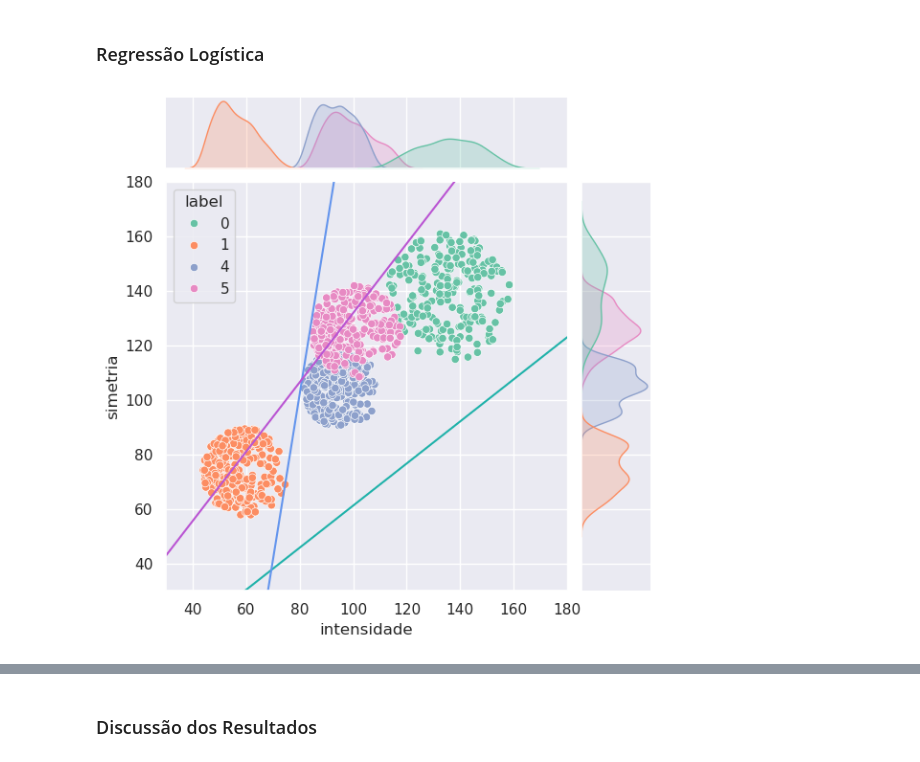
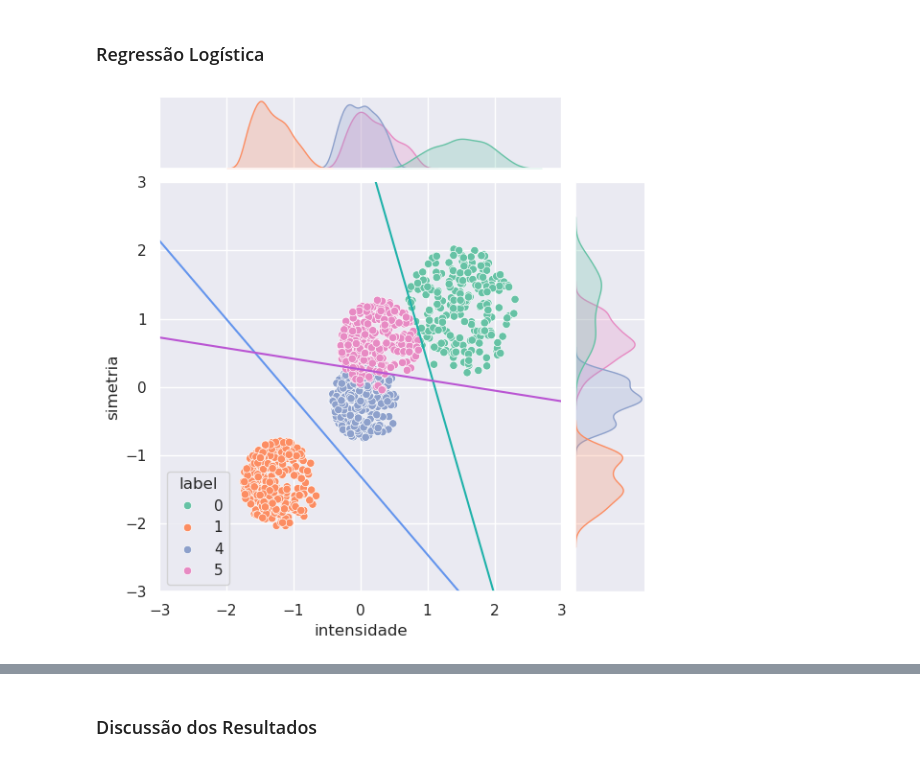
Before and after one commit to YhasmimTigre/Reconhecimento-de-D-gitos---Machine-Learning, a Jupyter notebook: Mini_Projeto.ipynb, the cells around one changed output, grey strips where cells are left out. Cells and saved outputs as stored; diff of their text form; code cells hidden in the pictures.

```diff
--- a/Mini_Projeto.ipynb
+++ b/Mini_Projeto.ipynb
@@ -140,3 +99,23 @@ def mod_labels (X : np.array, Y : np.array, labels : list) -> np.array:
             novo_Y.append(-1)
 
     return np.array(novo_X), np.array(novo_Y)
+# %%
+def normalizar (x : np.array) -> np.array:
+    media = np.mean(x)
+    desvio = np.std(x)
+
+    return ((x - media) / desvio)
+# %%
+#Instanciando dados gerais:
+
+#Treino:
+train = pd.read_csv("train_redu.csv", sep = ";")
+train[['intensidade', 'simetria']] = train[['intensidade', 'simetria']].apply(normalizar)
+X_train = train[['intensidade', 'simetria']].to_numpy(dtype = float)
+y_train = train['label'].to_numpy(dtype = float)
+
+#Teste:
+test = pd.read_csv("test_redu.csv", sep = ";")
+test[['intensidade', 'simetria']] = test[['intensidade', 'simetria']].apply(normalizar)
+X_test = test[['intensidade', 'simetria']].to_numpy(dtype = float)
+y_test = test['label'].to_numpy(dtype = float)
@@ -156,21 +136,21 @@ def plot_alg_1x5 (w_lista : np.array) -> None:
 
     return None
 # %%
-def plot_alg_1vTodos (w_lista : np.array) -> None:
-    digitos_df = pd.read_csv("test_redu.csv", sep = ";")
+def plot_alg_1vTodos (w_lista : np.array, dados_df : pd.DataFrame) -> None:
+    digitos_df = dados_df
     sns.set_theme()
     sns.jointplot(data = digitos_df, x = "intensidade", y = "simetria", hue = "label", palette = "Set2")
 
     reta_lista = []
     for i in range (len(w_lista)):
-        reta_lista.append(np.linspace(30, 180, 100))
+        reta_lista.append(np.linspace(-3, 3, 10))
 
     cor_lista = ['lightseagreen', 'cornflowerblue', 'mediumorchid']
     for w, c, r in zip (w_lista, cor_lista, reta_lista):
         plt.plot(r, (-w[0] - w[1]*r) / w[2], c = c)
 
-    plt.ylim(30, 180)
-    plt.xlim(30, 180)
+    plt.ylim(-3, 3)
+    plt.xlim(-3, 3)
     plt.show()
 
     return None
@@ -469,18 +448,18 @@ weighted avg       0.94      0.93      0.93      1115
 ### Regressão Logística
 # %%
 #Instanciando o objeto:
-Rlog_1vTodos = UmVSTodos (ordem = ordem_1vTodos, n_int = 60000, modelo = Reg_Log)
+Rlog_1vTodos = UmVSTodos (ordem = ordem_1vTodos, n_int = 1000, modelo = Reg_Log)
 
 #Treinando:
 Rlog_1vTodos.fit(X = X_train, Y = y_train)
 
 #Obtendo os peso
 Rlog_w_1vTodos = Rlog_1vTodos.get_w()
 
 #Observando no gráfico:
-plot_alg_1vTodos (w_lista = Rlog_w_1vTodos)
+plot_alg_1vTodos (w_lista = Rlog_w_1vTodos, dados_df = test)
 # %% [output]
-[figure, old version]
+[figure, new version]
 # %%
 plot_relatorio_eff_1vTodos (Y_pred = Rlog_1vTodos.predict(X = X_test), Y_real = y_test, ordem = ordem_1vTodos)
 # %% [output]
```
Also changed, not shown: parts of 18 cells of this notebook.
